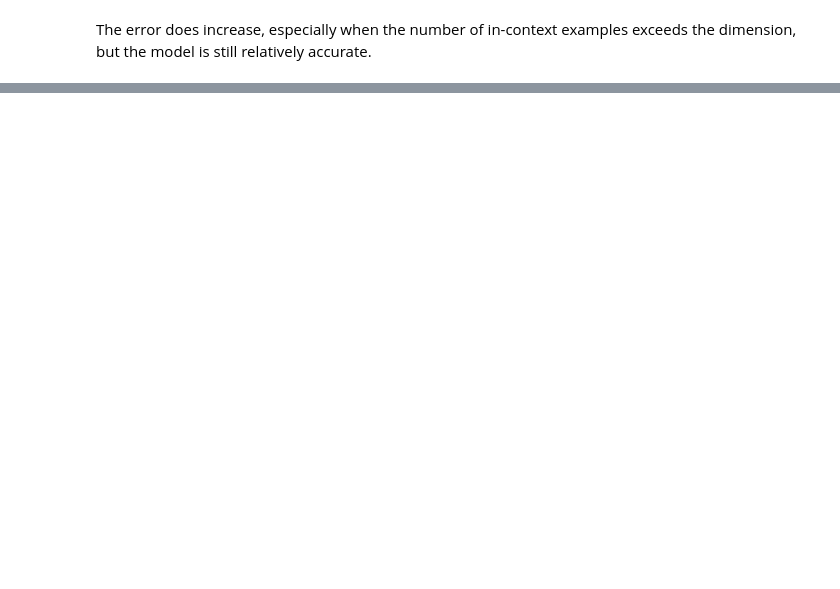
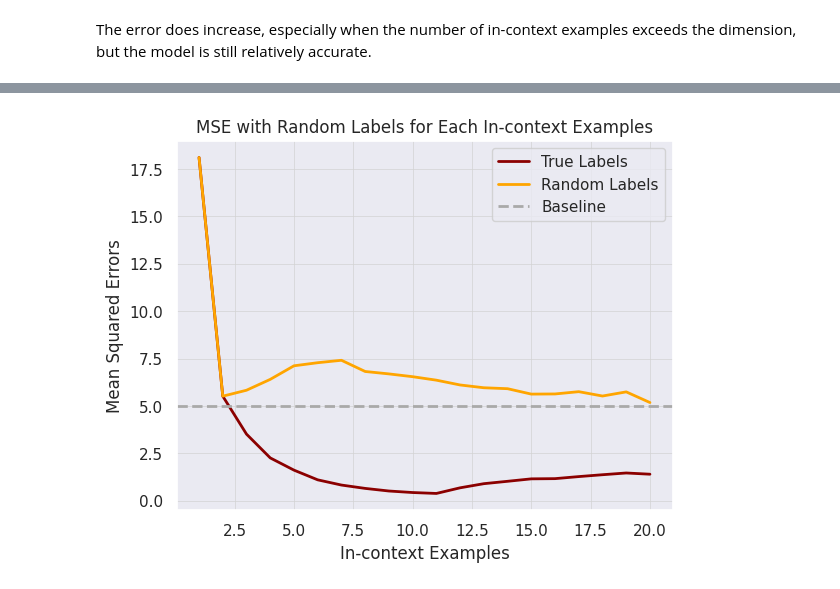
Before and after one commit to VivianZhang1101/in-context-learning-fork, a Jupyter notebook: src/eval_toy_4_w1_0.9.ipynb, the cells around one changed output, grey strips where cells are left out. Drawn from its saved outputs; the diff is of its cells as text; code cells hidden in the pictures; blank space fills up the shorter version.

```diff
--- a/src/eval_toy_4_w1_0.9.ipynb
+++ b/src/eval_toy_4_w1_0.9.ipynb
@@ -213,0 +244,28 @@ plt.show()
+# %%
+all_errors_random_labels = []
+# Generate data and perform the experiment
+for batch in range(n_batches):
+
+    xs = xs_list[batch]
+    ys = task.evaluate(xs)
+
+    batch_errors = []
+    for j in range(1, prompt_length):
+        permuted_ys = np.copy(ys)
+        if j > 1:  # if j == 1, there are no prior labels
+            for i in range(batch_size):
+                np.random.shuffle(permuted_ys[i, :j-1])
+
+        # Transfer np array to tensor
+        permuted_ys_tensor = torch.from_numpy(permuted_ys)
+        # predict with the si
+        with torch.no_grad():
+            pred = model(xs, permuted_ys_tensor)
+
+        metric = task.get_metric()
+        loss = metric(pred[:, j-1], ys[:, j-1]).numpy()
+        batch_errors.append(loss)
+
+    # Store the mean error across all samples in the batch for each j
+    # all_errors_random_labels's size is (100,21,64)
+    all_errors_random_labels.append(batch_errors)
@@ -213,0 +314,2 @@ plt.show()
+# %%
+mean_errors_random_labels = np.mean(all_errors_random_labels, axis=(0, 2))
@@ -213,0 +328,14 @@ plt.show()
+# %%
+
+plt.plot(range(1, prompt_length), mean_errors_w1_9[:-1], label="True Labels",color='darkred', linewidth=2)
+plt.plot(range(1, prompt_length), mean_errors_random_labels, label="Random Labels", color='orange',linewidth=2)
+plt.axhline(baseline, ls="--", color="darkgray", label="Baseline", linewidth=2)
+plt.legend()
+plt.xlabel('In-context Examples')
+plt.ylabel('Mean Squared Errors')
+plt.title('MSE with Random Labels for Each In-context Examples')
+plt.grid(color='lightgray', linestyle='-', linewidth=0.5)
+plt.savefig("../output/4.2_Sensitivity_to_Label_Format.pdf", bbox_inches = "tight", transparent=True)
+plt.show()
+# %% [output]
+[figure, added]
```
Also changed, not shown: parts of 28 cells of this notebook, 5 other files.
